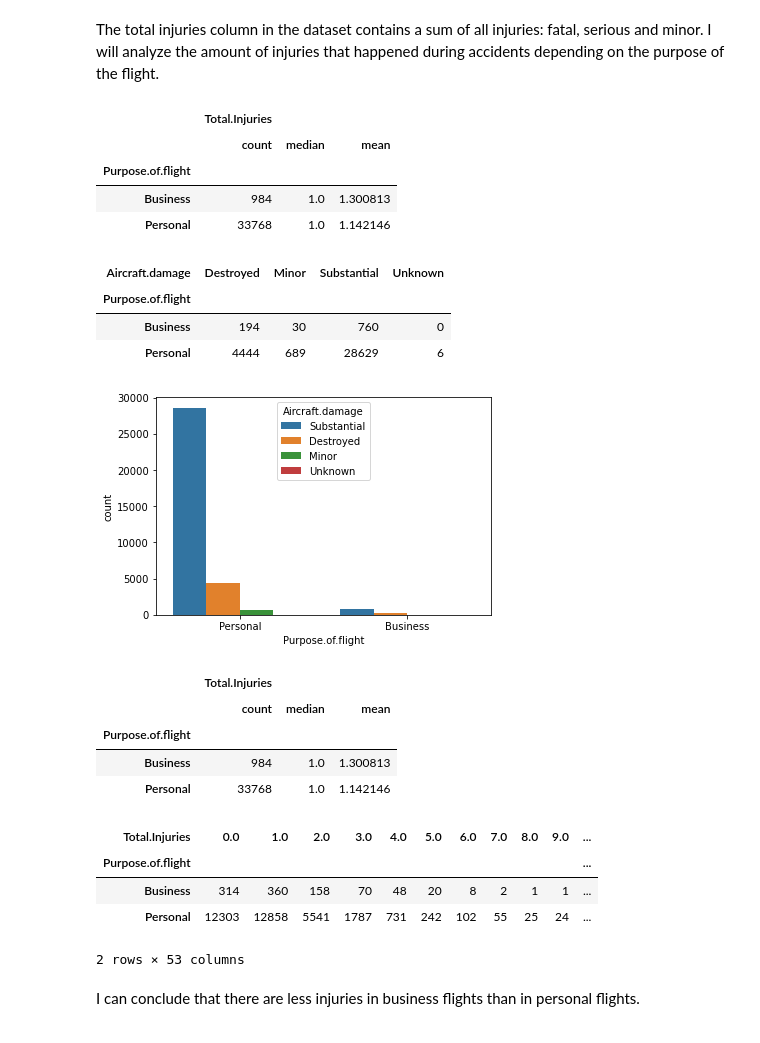
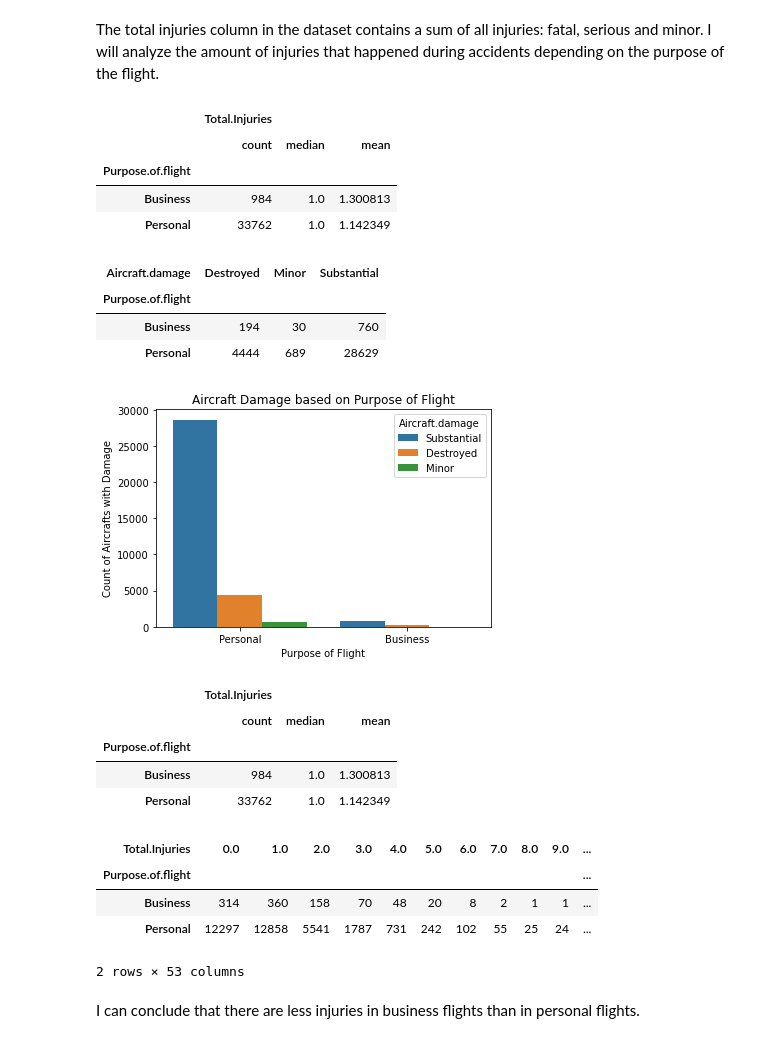
Before and after one commit to aramirezfr/AircraftCrashAnalysis, a Jupyter notebook: AircraftAcquisitionProposalFinal.ipynb, the cells around one changed output. Saved outputs shown, nothing was run; the diff lists cells and outputs as text; code cells hidden in the pictures.

```diff
--- a/AircraftAcquisitionProposalFinal.ipynb
+++ b/AircraftAcquisitionProposalFinal.ipynb
@@ -377,0 +397,3 @@ Name: Number.of.Engines, dtype: int64
+# %%
+#Will drop the 'Unkown' values
+df_clean.drop(df_clean[df_clean['Aircraft.damage'] == 'Unknown'].index, inplace=True)
@@ -469,19 +497,22 @@ df_clean[['Purpose.of.flight','Total.Injuries']].groupby(['Purpose.of.flight']).
 |  | count | median | mean |
 | Purpose.of.flight |  |  |  |
 | Business | 984 | 1.0 | 1.300813 |
-| Personal | 33768 | 1.0 | 1.142146 |
+| Personal | 33762 | 1.0 | 1.142349 |
 # %%
 #creating a crosstab of the 'level of damage on aircrafts' based on the 'purpose of the flight'.
 damage_by_purposeofflight=pd.crosstab(df_clean['Purpose.of.flight'], df_clean['Aircraft.damage'])
 damage_by_purposeofflight
 # %% [output]
-| Aircraft.damage | Destroyed | Minor | Substantial | Unknown |
-| Purpose.of.flight |  |  |  |  |
-| Business | 194 | 30 | 760 | 0 |
-| Personal | 4444 | 689 | 28629 | 6 |
+| Aircraft.damage | Destroyed | Minor | Substantial |
+| Purpose.of.flight |  |  |  |
+| Business | 194 | 30 | 760 |
+| Personal | 4444 | 689 | 28629 |
 # %%
 #graph of the count of aircrafts with their 'level of damage', based on the 'purpose of the flight'.
 sns.countplot(x='Purpose.of.flight', hue= 'Aircraft.damage', data=df_clean)
+plt.title("Aircraft Damage based on Purpose of Flight")
+plt.xlabel("Purpose of Flight")
+plt.ylabel("Count of Aircrafts with Damage")
 plt.show()
 # %% [output]
-[figure, old version]
+[figure, new version]
@@ -493,7 +530,7 @@ df_clean[['Purpose.of.flight','Total.Injuries']].groupby(['Purpose.of.flight']).
 |  | count | median | mean |
 | Purpose.of.flight |  |  |  |
 | Business | 984 | 1.0 | 1.300813 |
-| Personal | 33768 | 1.0 | 1.142146 |
+| Personal | 33762 | 1.0 | 1.142349 |
 # %%
 #crosstab of the 'number of total injuries' based on the 'purpose of flight'.
 injuries_by_purposeofflight=pd.crosstab(df_clean['Purpose.of.flight'], df_clean['Total.Injuries'])
@@ -502,7 +539,7 @@ injuries_by_purposeofflight
 | Total.Injuries | 0.0 | 1.0 | 2.0 | 3.0 | 4.0 | 5.0 | 6.0 | 7.0 | 8.0 | 9.0 | ... |
 | Purpose.of.flight |  |  |  |  |  |  |  |  |  |  | ... |
 | Business | 314 | 360 | 158 | 70 | 48 | 20 | 8 | 2 | 1 | 1 | ... |
-| Personal | 12303 | 12858 | 5541 | 1787 | 731 | 242 | 102 | 55 | 25 | 24 | ... |
+| Personal | 12297 | 12858 | 5541 | 1787 | 731 | 242 | 102 | 55 | 25 | 24 | ... |
 2 rows × 53 columns
 # %% [markdown]
 I can conclude that there are less injuries in business flights than in personal flights.
```
Also changed, not shown: parts of 20 cells of this notebook, 9 other files.
